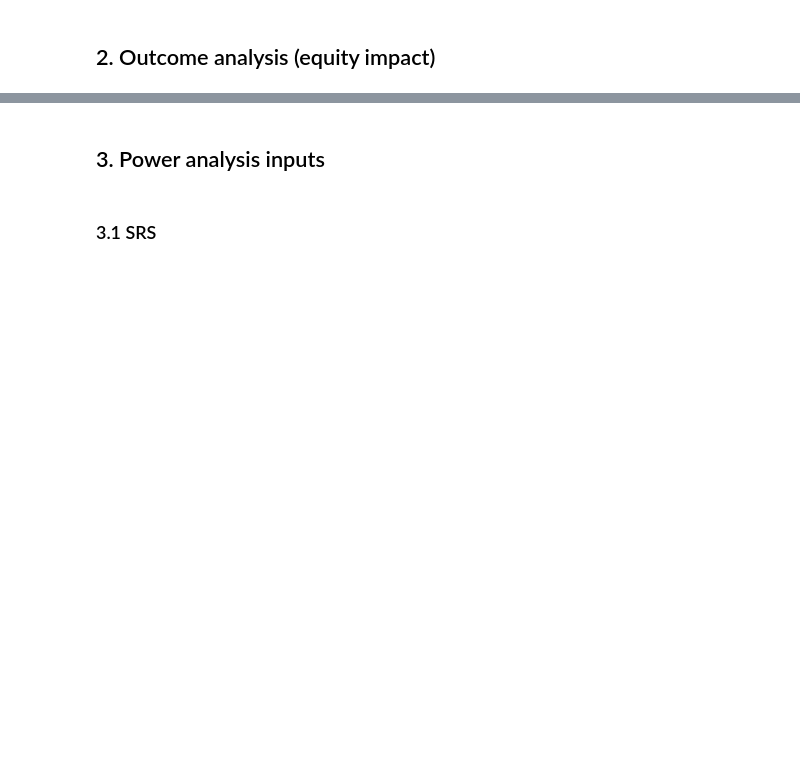
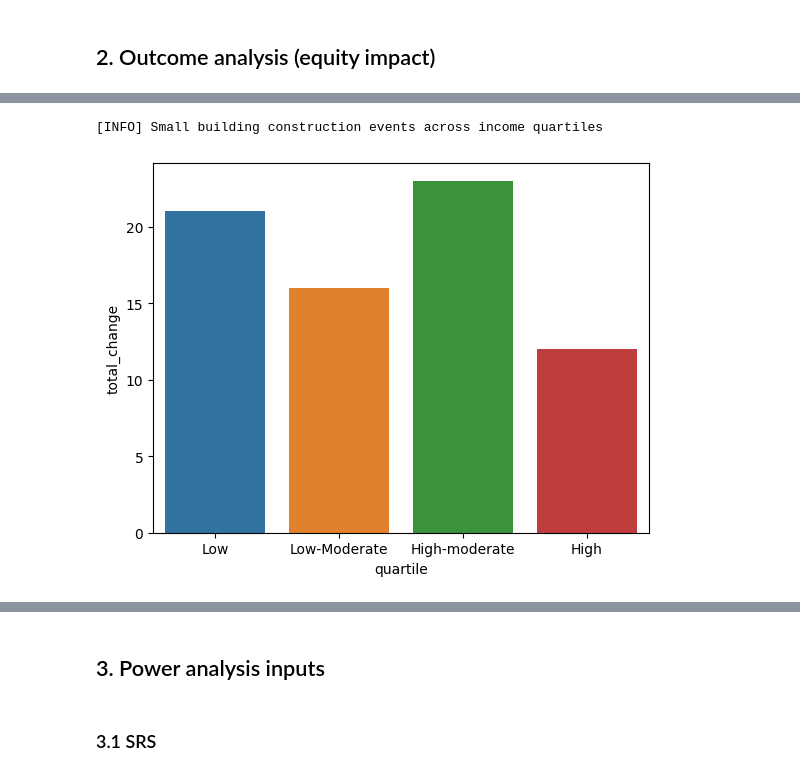
Before and after one commit to reglab/rgb-footprint-extract, a Jupyter notebook: naip_process/Pop-Estimates-CFParcelAnnotations-Part2.ipynb, the cells around one changed output, grey strips where cells are left out. Cells and saved outputs as stored; diff of their text form; code cells hidden in the pictures; blank space fills up the shorter version.

```diff
--- a/naip_process/Pop-Estimates-CFParcelAnnotations-Part2.ipynb
+++ b/naip_process/Pop-Estimates-CFParcelAnnotations-Part2.ipynb
@@ -151,8 +147,9 @@ if permit_matching == 'nearest-building':
     print('[INFO] Performing permit-matching spatially via nearest small building')
 
     # Snap permits to nearest small building (within a threshold)
-    snap_path = os.path.join(OUTPUT_FP, 'Outcomes', 'B{}-{}'.format(batch, completion),
-                             'permit-matching-nearest-{}.csv'.format(max_distance))
+    snap_path = os.path.join(
+        OUTPUT_FP, 'Outcomes', 'B{}-{}'.format(batch, completion),
+        'permit-matching-nearest-{}-{}-{}.csv'.format(construction_detection, int(min_sqft), max_distance))
 
     if not os.path.exists(os.path.dirname(snap_path)):
         os.makedirs(os.path.dirname(snap_path))
@@ -164,7 +161,7 @@ if permit_matching == 'nearest-building':
     else:
         # Assign permits to nearest building
         sbuild_2020_permitted = snap_permits(
-            permit_data=permits_2015_20, small_build=sbuild_2020_compared, max_distance=max_distance)
+            permit_data=permits_2015_20, small_build=sbuild_2020_compared_gdf, max_distance=max_distance)
         print('[INFO] {} permits assigned to small buildings using max distance of {}'. format(
             sbuild_2020_permitted['permitted'].sum(), max_distance))
 
@@ -226,5 +220,7 @@ if permit_matching == 'parcel-level':
     assert new_sbuild_2020['count_new_sbuild_unpermitted'].sum() + new_sbuild_2020[
         'count_new_sbuild_permitted'].sum() == new_sbuild_2020['count_new_sbuild'].sum()
 
-    new_sbuild_2020.to_csv(os.path.join(OUTPUT_FP, 'Outcomes', 'B{}-{}'.format(batch, completion),
-                         'permit-matching-apns.csv'), index=False)
+    new_sbuild_2020.to_csv(
+        os.path.join(OUTPUT_FP, 'Outcomes', 'B{}-{}'.format(batch, completion),
+                     'permit-matching-apns-{}-{}.csv'.format(construction_detection, int(min_sqft))),
+        index=False)
@@ -300,3 +305,10 @@ At the quartile level
+# %%
+print('[INFO] Small building construction events across income quartiles')
+sns.barplot(outcome_quartile, x='quartile', y='total_change')
+plt.show()
+# %% [output]
+[INFO] Small building construction events across income quartiles
+[figure, added]
 # %%
 print('[INFO] {} small buildings in 2020; {} newly constructed small buildings in 2020'.format(
     len(sbuild_2020_compared), sbuild_2020_compared['expansion_2016_flag'].sum()))
```
Also changed, not shown: parts of 15 cells of this notebook, 3 other files.
